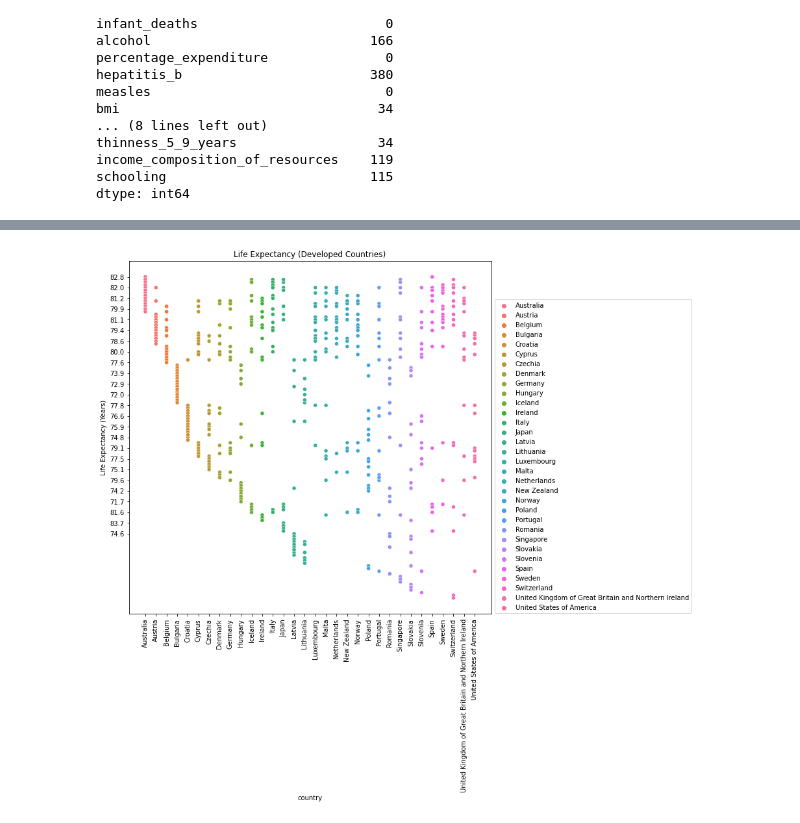
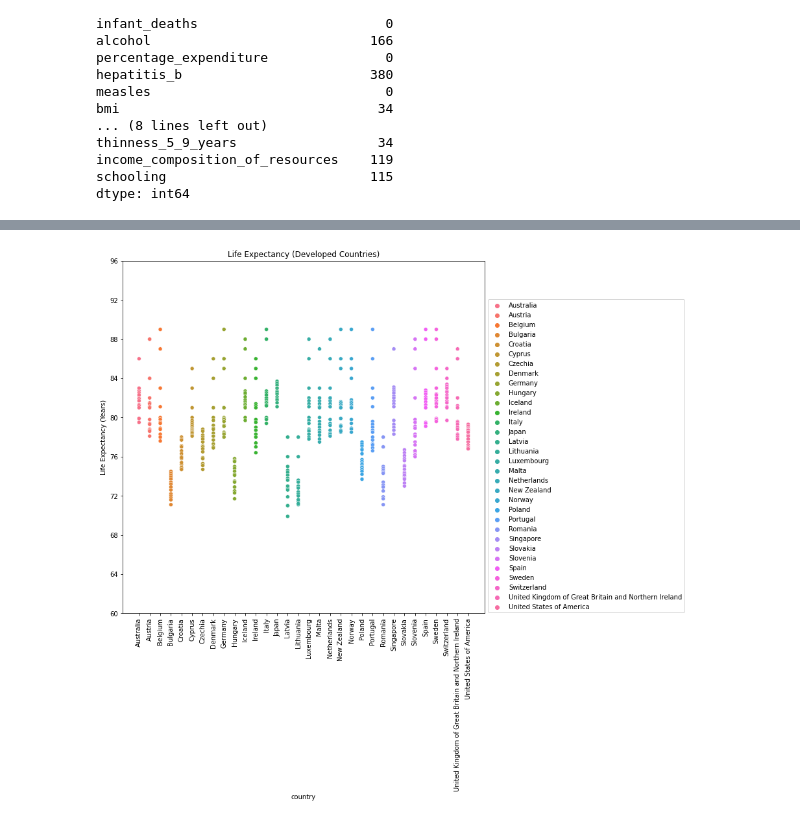
Before and after one commit to daiyanc/Life_Expectancy, a Jupyter notebook: life_expectancy_nb.ipynb, the cells around one changed output, grey strips where cells are left out. Drawn from its saved outputs; the diff is of its cells as text; code cells hidden in the pictures.

```diff
--- a/life_expectancy_nb.ipynb
+++ b/life_expectancy_nb.ipynb
@@ -209,3 +219,7 @@ thinness_5_9_years                   0
 income_composition_of_resources     48
 schooling                           48
 dtype: int64
+# %%
+# Converting life_expectancy to float
+developed_countries.life_expectancy = pd.to_numeric(developed_countries.life_expectancy)
+developed_countries
@@ -245,15 +351,15 @@ color_palette = [ # Some colors supported by Pandas, we will random shuffle the
 # %%
 # Let's plot developed life expectancy
 
-rcParams['figure.figsize'] = 10,10
+rcParams['figure.figsize'] = 10,10 # best way to set figsize
 ax1 = sns.scatterplot(data=developed_countries, x=developed_countries.country, y=developed_countries.life_expectancy, hue=developed_countries.country)
 ax1.set(ylabel='')
-plt.xticks(rotation=90)
-plt.yticks([i for i in range(0, 100, 4)])
+plt.xticks(rotation=90) # making the xticks readable
+plt.yticks([i for i in range(60, 100, 4)])
 plt.legend(bbox_to_anchor=(1,0.9))
 plt.title('Life Expectancy (Developed Countries)')
 plt.ylabel('Life Expectancy (Years)')
 plt.show()
 # %% [output]
-[figure, old version]
+[figure, new version]
 # %%
```
Also changed, not shown: parts of 11 cells of this notebook, 3 other files.
